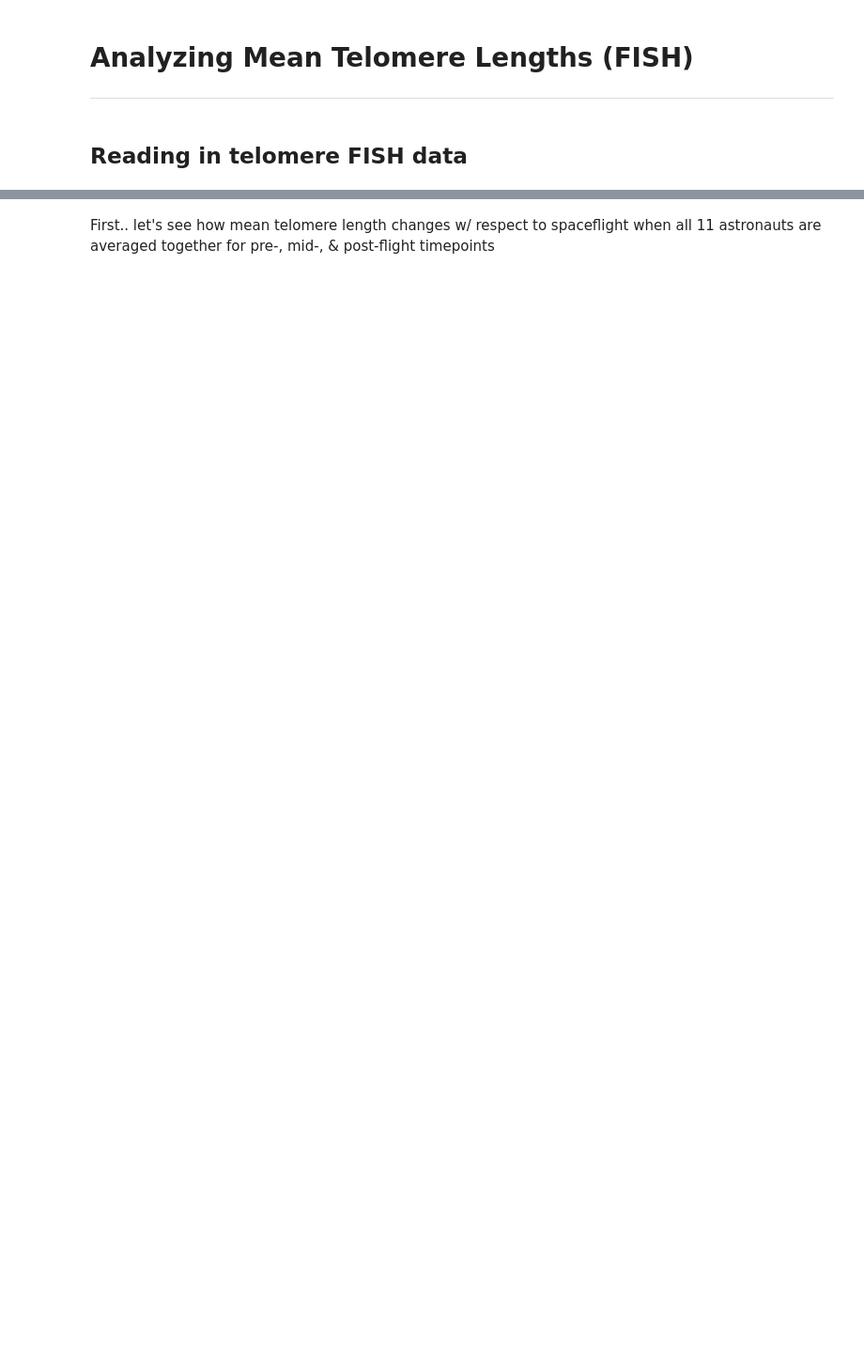
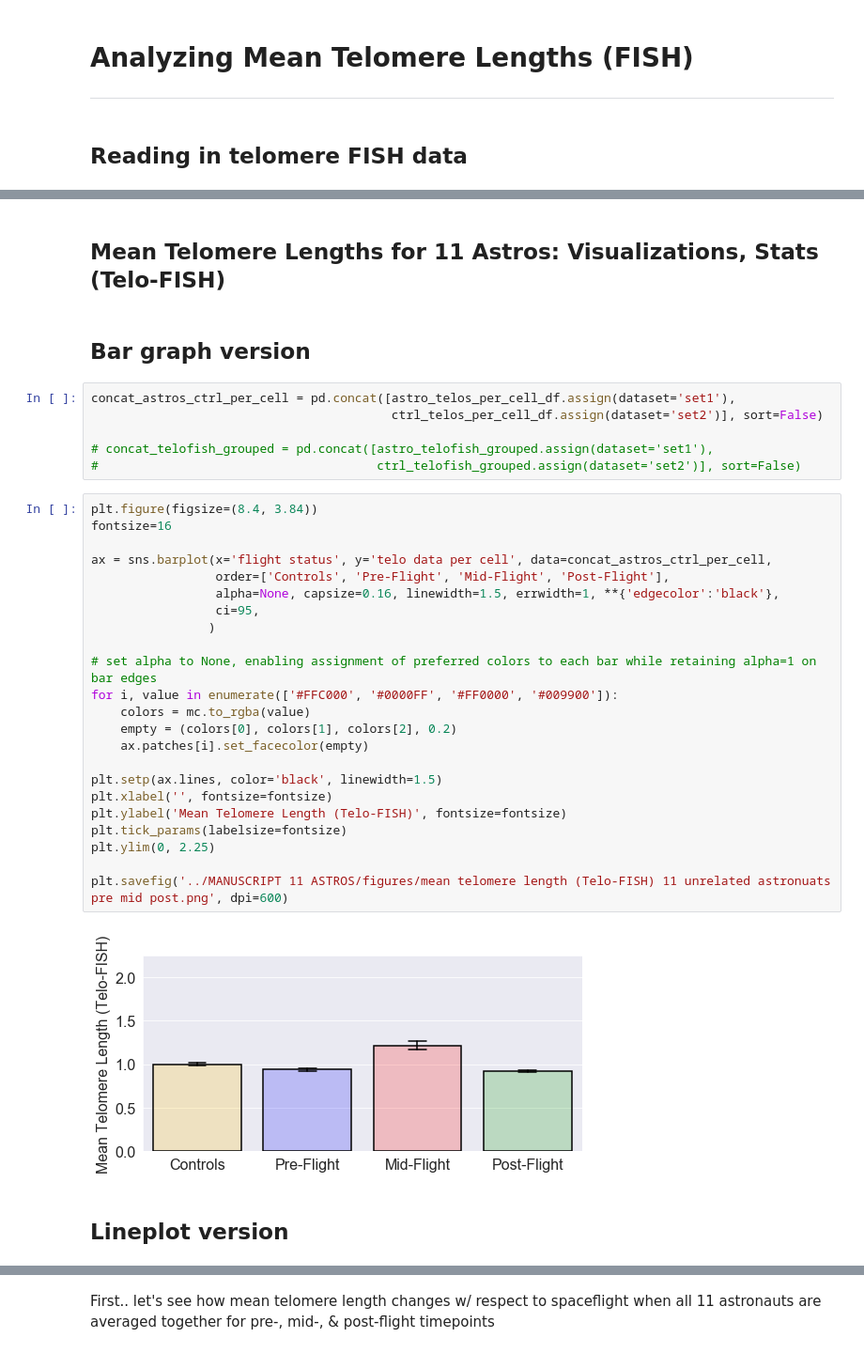
Before and after one commit to Jared-Luxton/NASA-astronauts-telomeres-chromosomes, a Jupyter notebook: NASA_telomeres/03a NASA Astros Telo Data Visualization and Stats.ipynb, the cells around one changed output, grey strips where cells are left out. Shown at 94% size. Drawn from its saved outputs; the diff is of its cells as text; blank space fills up the shorter version.

```diff
--- a/NASA_telomeres/03a NASA Astros Telo Data Visualization and Stats.ipynb
+++ b/NASA_telomeres/03a NASA Astros Telo Data Visualization and Stats.ipynb
@@ -37,0 +64,37 @@ ctrl_telos_per_cell_df['flight status'] = 'Controls'
+# %% [markdown]
+## Mean Telomere Lengths for 11 Astros: Visualizations, Stats (Telo-FISH)
+# %% [markdown]
+## Bar graph version
+# %%
+concat_astros_ctrl_per_cell = pd.concat([astro_telos_per_cell_df.assign(dataset='set1'),
+                                         ctrl_telos_per_cell_df.assign(dataset='set2')], sort=False)
+
+# concat_telofish_grouped = pd.concat([astro_telofish_grouped.assign(dataset='set1'),
+#                                      ctrl_telofish_grouped.assign(dataset='set2')], sort=False)
+# %%
+plt.figure(figsize=(8.4, 3.84))
+fontsize=16
+
+ax = sns.barplot(x='flight status', y='telo data per cell', data=concat_astros_ctrl_per_cell,
+                 order=['Controls', 'Pre-Flight', 'Mid-Flight', 'Post-Flight'],
+                 alpha=None, capsize=0.16, linewidth=1.5, errwidth=1, **{'edgecolor':'black'},
+                 ci=95,
+                )
+
+# set alpha to None, enabling assignment of preferred colors to each bar while retaining alpha=1 on bar edges
+for i, value in enumerate(['#FFC000', '#0000FF', '#FF0000', '#009900']):
+    colors = mc.to_rgba(value)
+    empty = (colors[0], colors[1], colors[2], 0.2)
+    ax.patches[i].set_facecolor(empty)
+
+plt.setp(ax.lines, color='black', linewidth=1.5)
+plt.xlabel('', fontsize=fontsize)
+plt.ylabel('Mean Telomere Length (Telo-FISH)', fontsize=fontsize)
+plt.tick_params(labelsize=fontsize)
+plt.ylim(0, 2.25)
+
+plt.savefig('../MANUSCRIPT 11 ASTROS/figures/mean telomere length (Telo-FISH) 11 unrelated astronuats pre mid post.png', dpi=600)
+# %% [output]
+[figure, added]
+# %% [markdown]
+## Lineplot version
```
Also changed, not shown: parts of 50 cells of this notebook, 1 other file.
